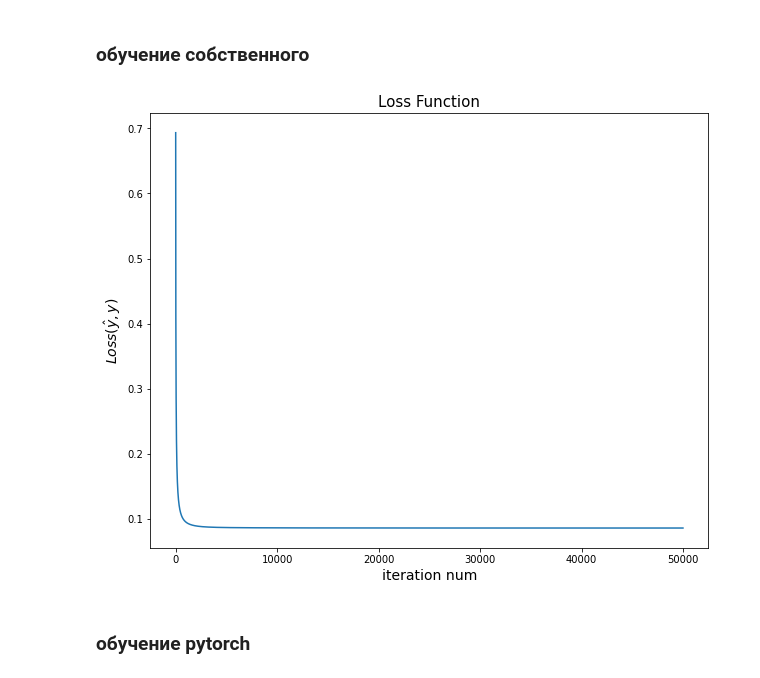
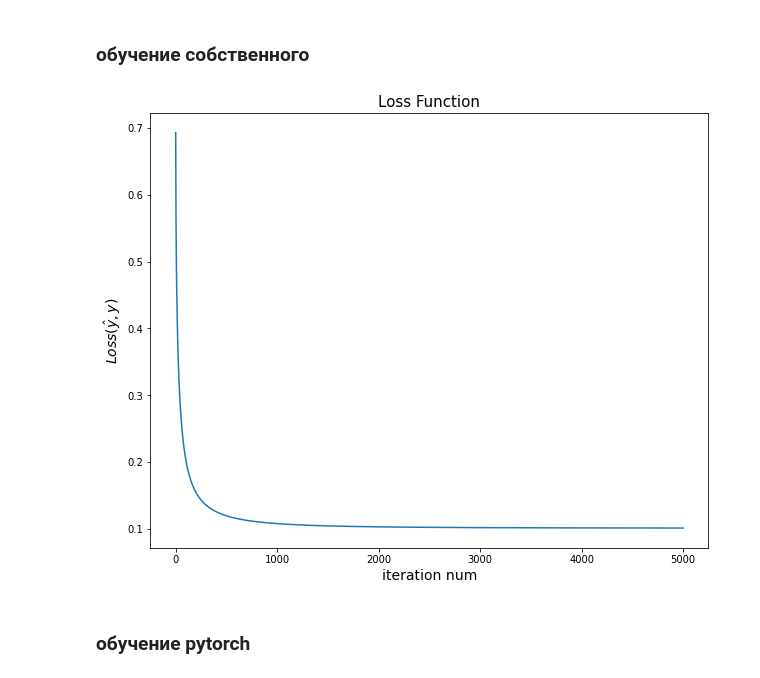
Before and after one commit to evlko/CS-493, a Jupyter notebook: Lab_6_1.ipynb, the cells around one changed output. Drawn from its saved outputs; the diff is of its cells as text; code cells hidden in the pictures.

```diff
--- a/Lab_6_1.ipynb
+++ b/Lab_6_1.ipynb
@@ -273,16 +276,16 @@ X_test_scaled = scaler.transform(X_test)
 ### обучение собственного
 # %%
 neuron = Neuron()
-loss_values = neuron.fit(X_train_scaled, y_train, num_epochs=50000)
+loss_values = neuron.fit(X_train_scaled, y_train, num_epochs=5000)
 
 plt.figure(figsize=(10, 8))
 plt.plot(loss_values)
 plt.title('Loss Function', fontsize=15)
 plt.xlabel('iteration num', fontsize=14)
 plt.ylabel('$Loss(\hat{y}, y)$', fontsize=14)
 plt.show()
 # %% [output]
-[figure, old version]
+[figure, new version]
 # %% [markdown]
 ### обучение pytorch
 # %%
```
Also changed, not shown: parts of 6 cells of this notebook.
